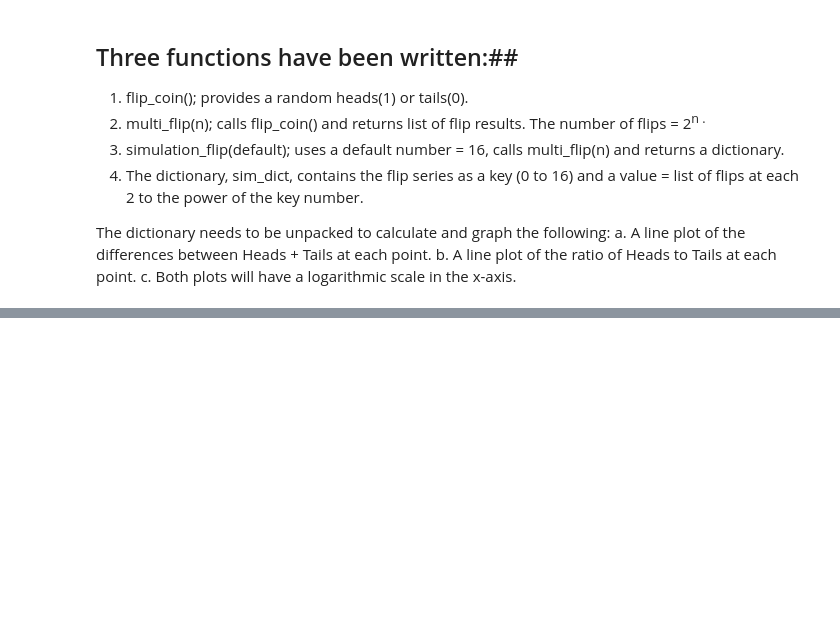
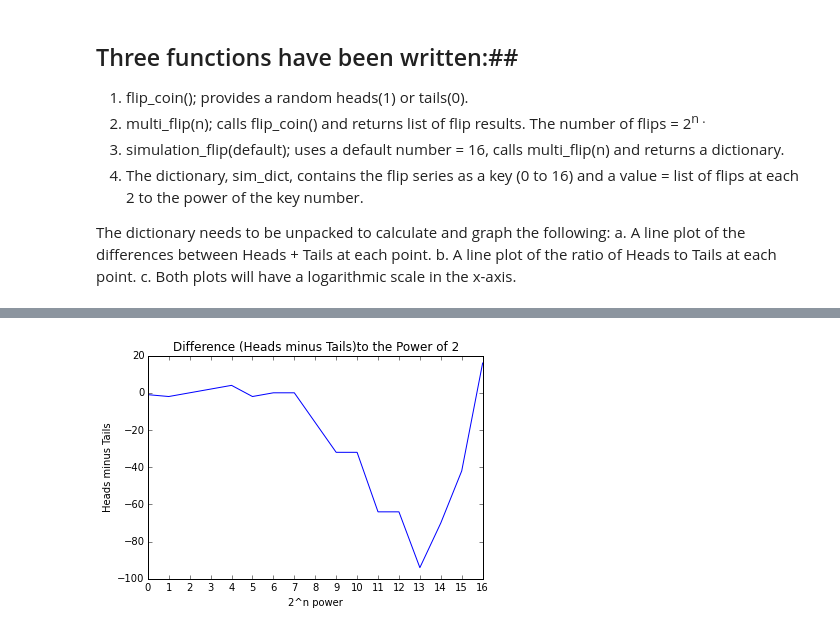
Before and after one commit to BobAmand/flipping-out, a Jupyter notebook: coin-flips.ipynb, the cells around one changed output, grey strips where cells are left out. Drawn from its saved outputs; the diff is of its cells as text; code cells hidden in the pictures; blank space fills up the shorter version.

```diff
--- a/coin-flips.ipynb
+++ b/coin-flips.ipynb
@@ -82,0 +94,12 @@ plt.show()
+# %%
+x1=[0, 1, 2, 3, 4, 5, 6, 7, 8, 9, 10, 11, 12, 13, 14, 15, 16]
+y1=[-1, -2, 0, 2, 4, -2, 0, 0, -16, -32, -32, -64, -64, -94, -70, -42, 16]
+
+plt.plot(y1)
+plt.xticks(range(17), x1)
+plt.xlabel('2^n power')
+plt.ylabel('Heads minus Tails')
+plt.title('Difference (Heads minus Tails)to the Power of 2')
+plt.show()
+# %% [output]
+[figure, added]
```
Also changed, not shown: parts of 9 cells of this notebook.
